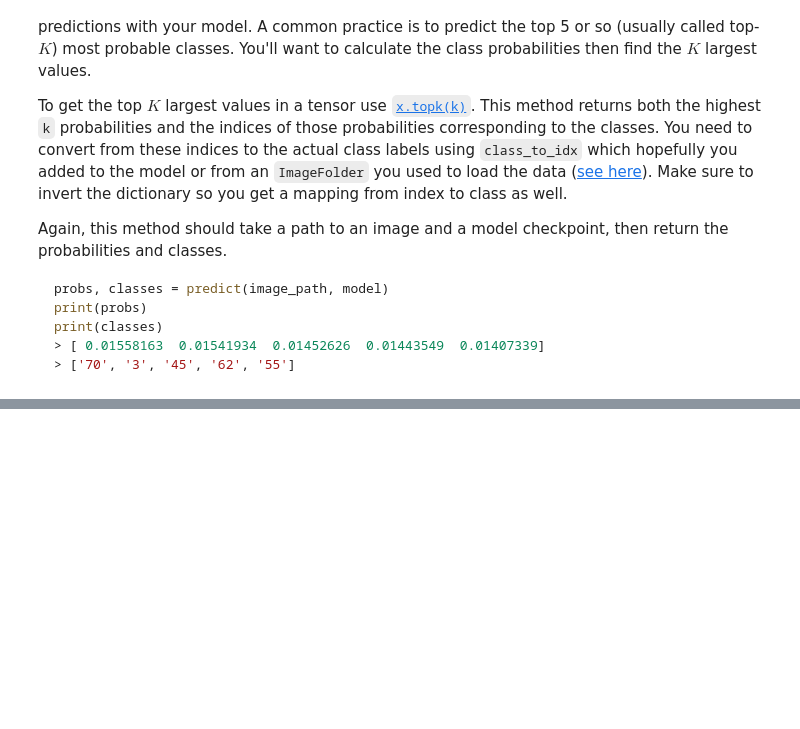
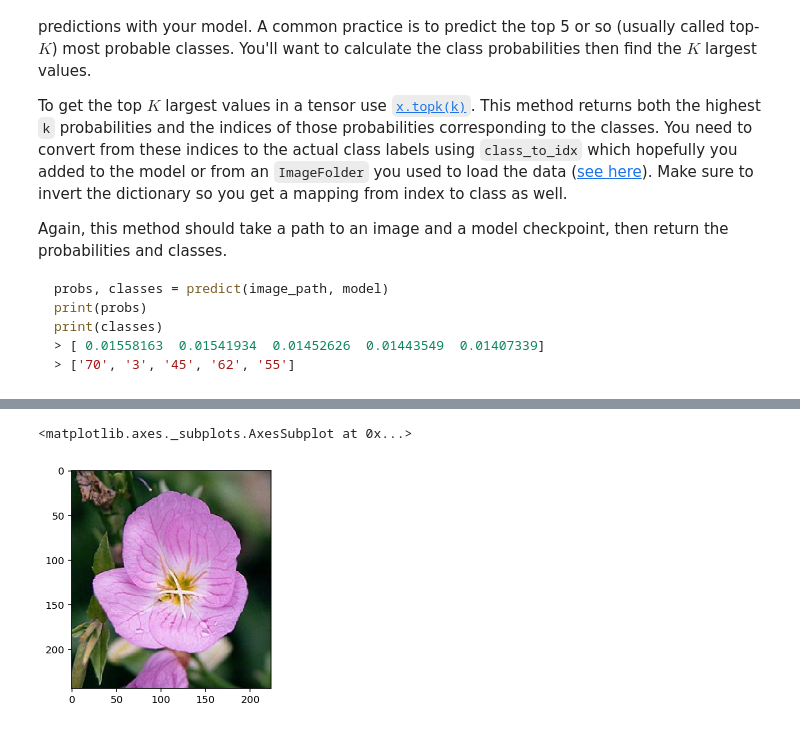
Before and after one commit to shuqairns/image_classifier, a Jupyter notebook: Image Classifier Project.ipynb, the cells around one changed output, grey strips where cells are left out. Drawn from its saved outputs; the diff is of its cells as text; code cells hidden in the pictures; blank space fills up the shorter version.

```diff
--- a/Image Classifier Project.ipynb
+++ b/Image Classifier Project.ipynb
@@ -359,3 +521,8 @@ Now that you can use a trained model for predictions, check to make sure it make
 You can convert from the class integer encoding to actual flower names with the `cat_to_name.json` file (should have been loaded earlier in the notebook). To show a PyTorch tensor as an image, use the `imshow` function defined above.
 # %%
 # TODO: Display an image along with the top 5 classes
+img = process_image("flowers/train/1/image_06734.jpg")
+imshow(img)
+# %% [output]
+<matplotlib.axes._subplots.AxesSubplot at 0x...>
+[figure, added]
```
Also changed, not shown: parts of 29 cells of this notebook.
